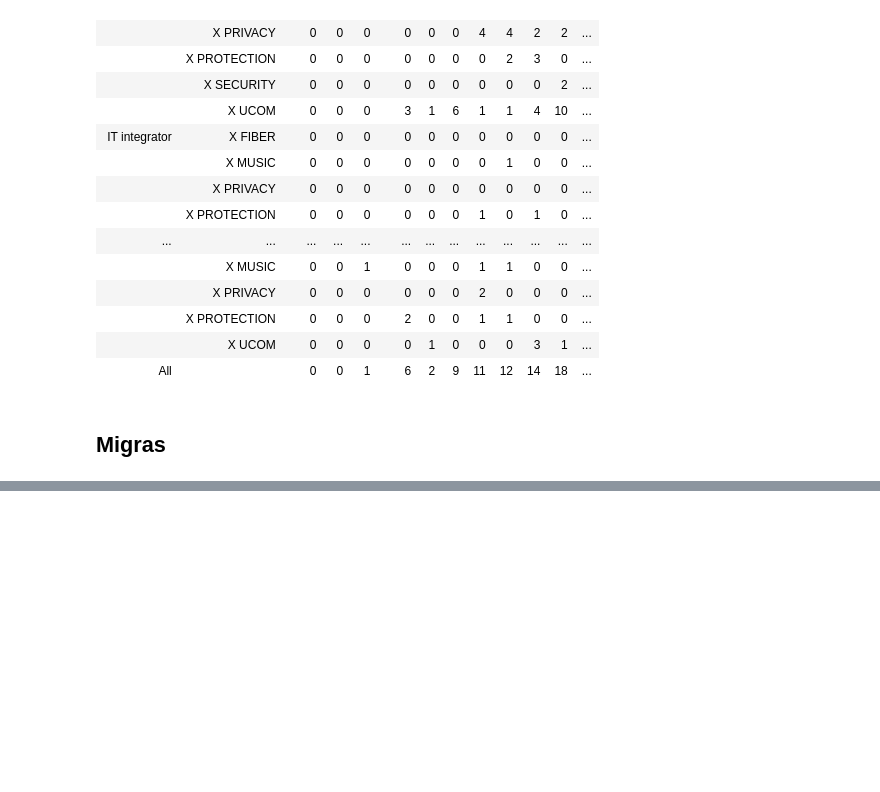
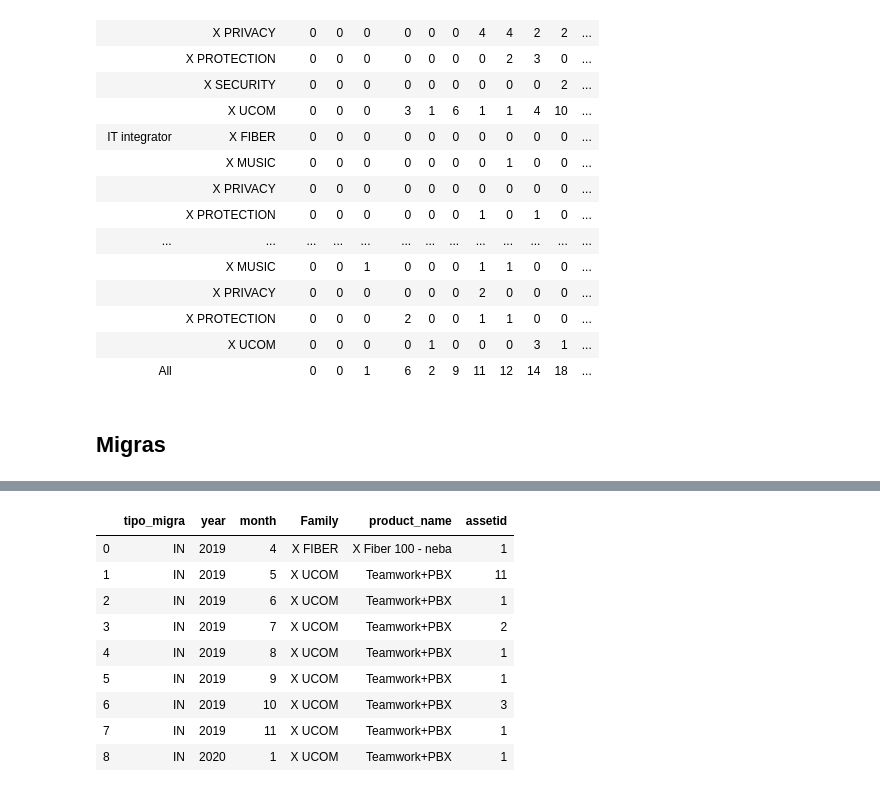
Before and after one commit to mariaadradosr/PyCartera, a Jupyter notebook: Final_PyCartera.ipynb, the cells around one changed output, grey strips where cells are left out. Saved outputs shown, nothing was run; the diff lists cells and outputs as text; code cells hidden in the pictures; blank space fills up the shorter version.

```diff
--- a/Final_PyCartera.ipynb
+++ b/Final_PyCartera.ipynb
@@ -205,0 +177,19 @@ mo.head()
+# %%
+group = mig_df[['assetid']].groupby(by=[mig_df.tipo_migra,mig_df.mig_date.dt.year, mig_df.mig_date.dt.month,mig_df.Family,mig_df.product_name]).count()
+group.index.names  = ['tipo_migra','year', 'month', 'Family', 'product_name']
+
+group.reset_index(inplace=True)
+migin = group[group['tipo_migra']=='IN']
+# pivot_migin = migin.pivot_table(index='Family', columns=['year','month'], values='assetid')
+migin
+# %% [output]
+|  | tipo_migra | year | month | Family | product_name | assetid |
+| 0 | IN | 2019 | 4 | X FIBER | X Fiber 100 - neba | 1 |
+| 1 | IN | 2019 | 5 | X UCOM | Teamwork+PBX | 11 |
+| 2 | IN | 2019 | 6 | X UCOM | Teamwork+PBX | 1 |
+| 3 | IN | 2019 | 7 | X UCOM | Teamwork+PBX | 2 |
+| 4 | IN | 2019 | 8 | X UCOM | Teamwork+PBX | 1 |
+| 5 | IN | 2019 | 9 | X UCOM | Teamwork+PBX | 1 |
+| 6 | IN | 2019 | 10 | X UCOM | Teamwork+PBX | 3 |
+| 7 | IN | 2019 | 11 | X UCOM | Teamwork+PBX | 1 |
+| 8 | IN | 2020 | 1 | X UCOM | Teamwork+PBX | 1 |
```
Also changed, not shown: parts of 15 cells of this notebook, 1 other file.
